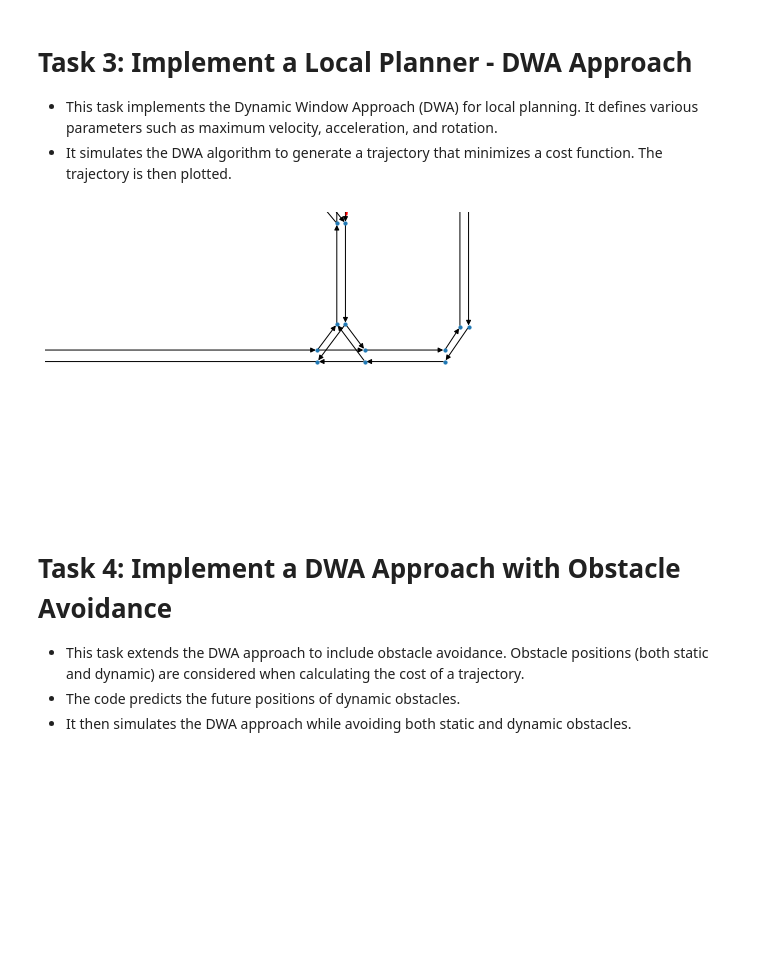
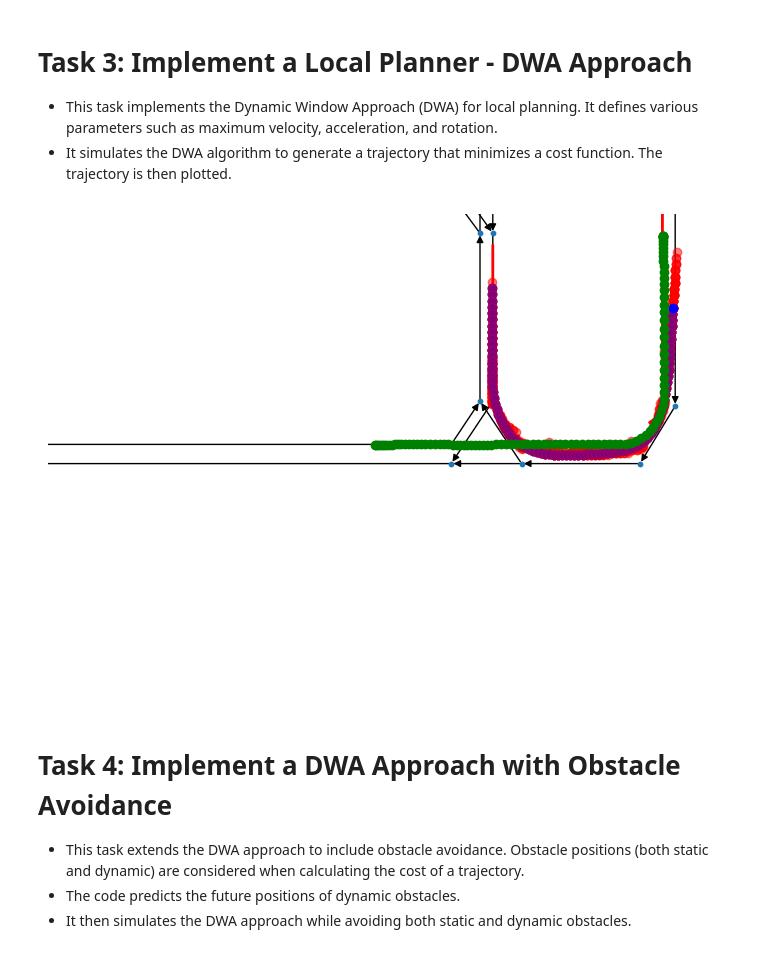
Before and after one commit to ioloizou/autonomous-vehicle, a Jupyter notebook: lab2/lab2.ipynb, the cells around one changed output. Cells and saved outputs as stored; diff of their text form; code cells hidden in the pictures; blank space fills up the shorter version.

```diff
--- a/lab2/lab2.ipynb
+++ b/lab2/lab2.ipynb
@@ -58,8 +71,8 @@ plt.show()
 # %%
 import pickle
 # %%
-nodes =  pickle.load(open('/home/user/ECN_AUVE_labs/lab2_data/Town01_nodes.pickle', 'rb'))
-edges =  pickle.load(open('/home/user/ECN_AUVE_labs/lab2_data/Town01_edges.pickle', 'rb'))
+nodes =  pickle.load(open('/home/ioloizou/ECN_AUVE_labs/lab2_data/Town01_nodes.pickle', 'rb'))
+edges =  pickle.load(open('/home/ioloizou/ECN_AUVE_labs/lab2_data/Town01_edges.pickle', 'rb'))
 
 G = nx.DiGraph()
 G.add_nodes_from(nodes)
@@ -67,3 +80,6 @@ G.add_edges_from(edges)
 node_positions = {waypoint[0]: (waypoint[1]["vertex"][0], waypoint[1]["vertex"][1]) for waypoint in G.nodes.data()}
 
 # Draw the graph via networkx and matplotlib
+plt.figure()
+nx.draw(G, pos=node_positions, with_labels=True, node_size=100, font_size=8)
+plt.show()
@@ -139,7 +167,6 @@ path_edges = [(path[i], path[i + 1]) for i in range(len(path) - 1)]
 MAX_VELOCITY = 13.0  # Maximum linear velocity (m/s)
 MAX_ACCELERATION = 0.2  # Maximum linear acceleration (m/s^2)
 MAX_ROTATION = 2.0  # Maximum rotational velocity (rad/s)
-
 
 # DWA parameters
 NUM_THETA = 11  # Number of angular velocity samples
@@ -148,16 +175,27 @@ DT = 0.1  # Time step for simulation
 
 # Function to calculate a cost for a given trajectory
 def calculate_cost(trajectory, target, obstacles):
-    # Implement your cost function here, considering factors like minimizing distance to target and maximizing speed norm.
-    dist_cost = 0
-    speed_cost = 0
+    alpha = 0.8
+    beta = 0.5
+
+    # Distance cost
+    dist_to_target = np.linalg.norm(trajectory[-1][:2] - target[:2])
+    dist_cost = alpha * dist_to_target
+
+    # Speed cost
+    v = np.linalg.norm(trajectory[1][:2] - trajectory[0][:2]) / DT
+    speed_cost = beta * (MAX_VELOCITY - abs(v))
+
     return dist_cost + speed_cost
 
 # Evolution model
 def evolve(current_state, v, w):
     x, y, theta = current_state
 
-    # TODO: Implement the evolution model here
+    # Implement the evolution model
+    x += v * np.cos(theta) * DT
+    y += v * np.sin(theta) * DT
+    theta += w * DT
 
     return np.array([x, y, theta])
 
@@ -168,18 +206,22 @@ def dynamic_window_approach(current_state, target, obstacles):
     min_cost = float('inf')
 
     for v in np.linspace(4.0, MAX_VELOCITY, NUM_V):
-        v = -v # Convention sign for the velocity in the dataset
+        v = -v  # Convention sign for the velocity in the dataset
         for w in np.linspace(-MAX_ROTATION, MAX_ROTATION, NUM_THETA):
             # Simulate the trajectory
             trajectory = [np.array(current_state)]
             for _ in range(10):  # Simulate for 1 second with evolution model
-                trajectory.append(evolve(trajectory[-1], v, w))
+                next_state = evolve(trajectory[-1], v, w)
+                trajectory.append(next_state)
 
             # Calculate the cost of the trajectory
             cost = calculate_cost(trajectory, target, obstacles)
 
-            # TODO :Update the best trajectory here
-
+            # Update the best trajectory here
+            if cost < min_cost:
+                min_cost = cost
+                best_trajectory = trajectory
+                best_commands = (v, w)
 
     return best_trajectory, best_commands
 # %%
@@ -197,34 +239,38 @@ path_loop = [G.nodes[path[i+1]]["vertex"] for i in range(len(path)-1)] # Loop ov
 next_waypoint = path_loop.pop(0)
 i=0
 while path_loop and i<100:
     if np.linalg.norm(current_state - np.array(next_waypoint)) < 5.0:
         next_waypoint = path_loop.pop(0)
 
     resulting_trajectory, cmds = dynamic_window_approach(current_state, np.array(next_waypoint), obstacles)
 
     # Move along the trajectory (simulated)
     for state in resulting_trajectory:
         current_state = state
         plt.plot(current_state[0], current_state[1], 'ro', alpha=0.5)
 
     current_state = resulting_trajectory[1]
     plt.plot(current_state[0], current_state[1], 'bo')
     i+=1
 
 plt.xlim(200,400)
 plt.ylim(-50,50)
 
 
 # TODO: Plot the trajectory of the ego vehicle and the other vehicle
 for n_frame in range(N_frames):
     T_ego = get_actor_T_world(ego_vehicle, n_frame)
     plt.scatter([],[], color = 'r')
     T_actor = get_actor_T_world("other_vehicle", n_frame)
     plt.scatter([],[], color = 'g')
+    # Plot the other vehicle
+    other_vehicle_pos = T_actor[:2,-1]
+    plt.plot(other_vehicle_pos[0], other_vehicle_pos[1], 'go')
+
 
 plt.show()
 # %% [output]
-[figure, old version]
+[figure, new version]
 # %% [markdown]
 # Task 4: Implement a DWA Approach with Obstacle Avoidance
 - This task extends the DWA approach to include obstacle avoidance. Obstacle positions (both static and dynamic) are considered when calculating the cost of a trajectory.
```
Also changed, not shown: parts of 8 cells of this notebook, 2 other files.
